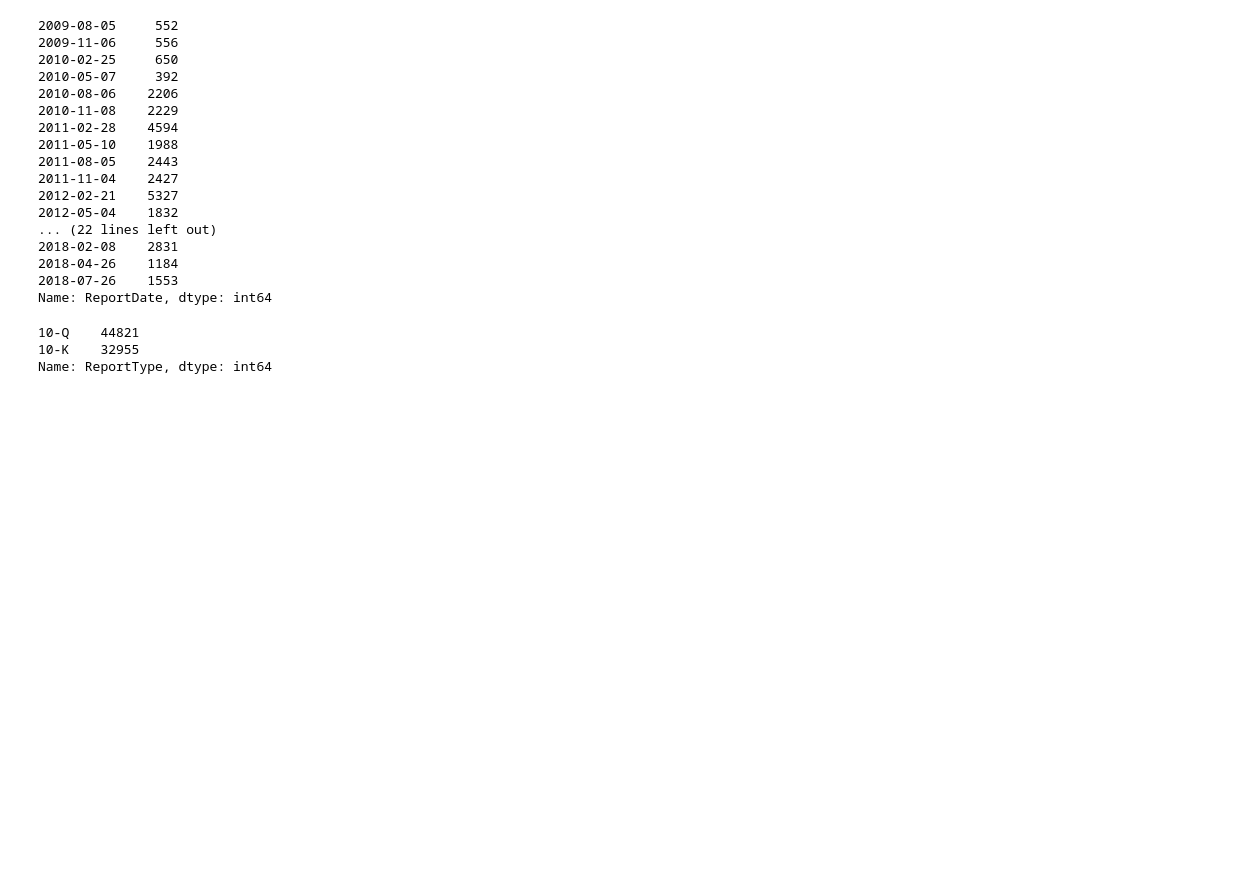
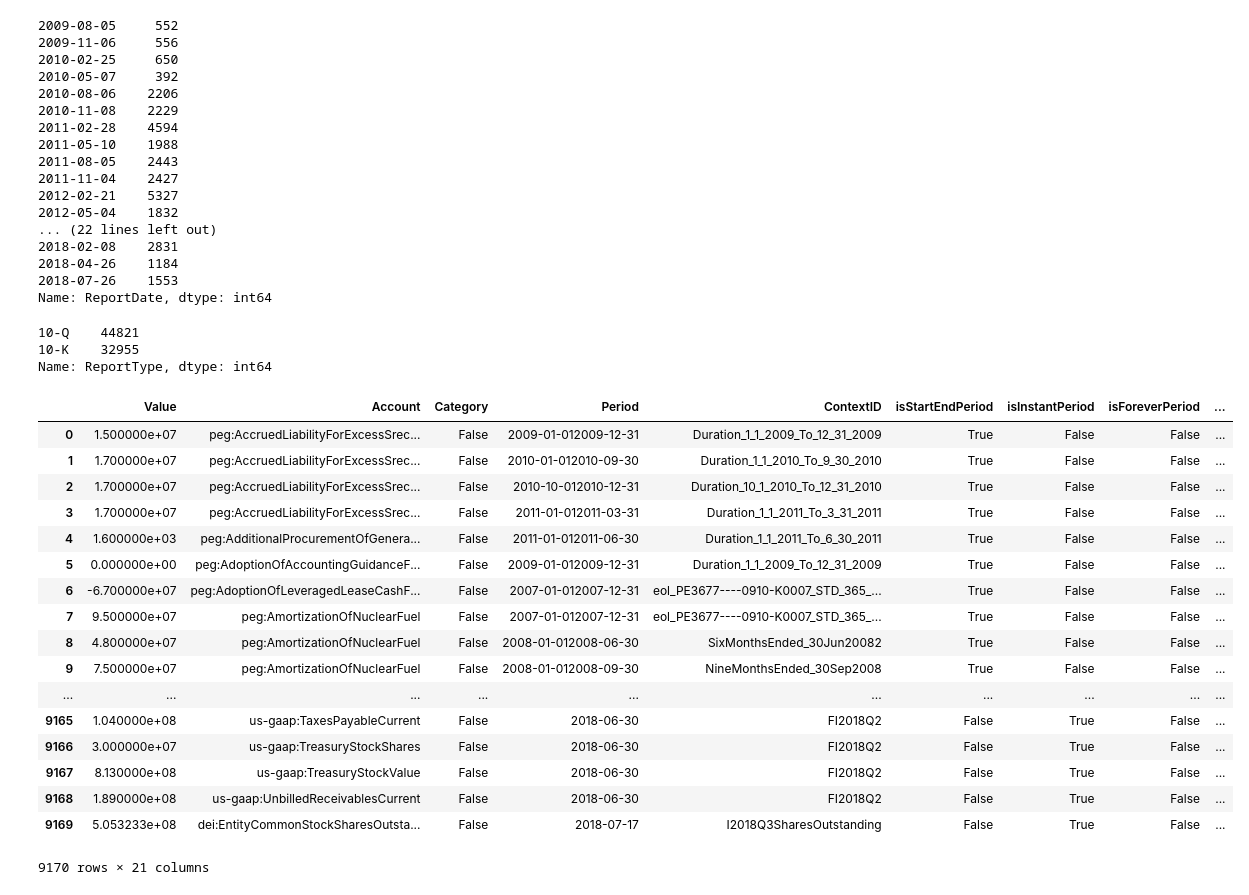
Before and after one commit to raymondmyu/trading, a Jupyter notebook: edgar/playcode.ipynb, the cells around one changed output. Drawn from its saved outputs; the diff is of its cells as text; code cells hidden in the pictures; blank space fills up the shorter version.

```diff
--- a/edgar/playcode.ipynb
+++ b/edgar/playcode.ipynb
@@ -135,0 +140,21 @@ Name: ReportType, dtype: int64
+# %%
+df
+# %% [output]
+|  | Value | Account | Category | Period | ContextID | isStartEndPeriod | isInstantPeriod | isForeverPeriod | ... |
+| 0 | 1.500000e+07 | peg:AccruedLiabilityForExcessSrec... | False | 2009-01-012009-12-31 | Duration_1_1_2009_To_12_31_2009 | True | False | False | ... |
+| 1 | 1.700000e+07 | peg:AccruedLiabilityForExcessSrec... | False | 2010-01-012010-09-30 | Duration_1_1_2010_To_9_30_2010 | True | False | False | ... |
+| 2 | 1.700000e+07 | peg:AccruedLiabilityForExcessSrec... | False | 2010-10-012010-12-31 | Duration_10_1_2010_To_12_31_2010 | True | False | False | ... |
+| 3 | 1.700000e+07 | peg:AccruedLiabilityForExcessSrec... | False | 2011-01-012011-03-31 | Duration_1_1_2011_To_3_31_2011 | True | False | False | ... |
+| 4 | 1.600000e+03 | peg:AdditionalProcurementOfGenera... | False | 2011-01-012011-06-30 | Duration_1_1_2011_To_6_30_2011 | True | False | False | ... |
+| 5 | 0.000000e+00 | peg:AdoptionOfAccountingGuidanceF... | False | 2009-01-012009-12-31 | Duration_1_1_2009_To_12_31_2009 | True | False | False | ... |
+| 6 | -6.700000e+07 | peg:AdoptionOfLeveragedLeaseCashF... | False | 2007-01-012007-12-31 | eol_PE3677----0910-K0007_STD_365_... | True | False | False | ... |
+| 7 | 9.500000e+07 | peg:AmortizationOfNuclearFuel | False | 2007-01-012007-12-31 | eol_PE3677----0910-K0007_STD_365_... | True | False | False | ... |
+| 8 | 4.800000e+07 | peg:AmortizationOfNuclearFuel | False | 2008-01-012008-06-30 | SixMonthsEnded_30Jun20082 | True | False | False | ... |
+| 9 | 7.500000e+07 | peg:AmortizationOfNuclearFuel | False | 2008-01-012008-09-30 | NineMonthsEnded_30Sep2008 | True | False | False | ... |
+| ... | ... | ... | ... | ... | ... | ... | ... | ... | ... |
+| 9165 | 1.040000e+08 | us-gaap:TaxesPayableCurrent | False | 2018-06-30 | FI2018Q2 | False | True | False | ... |
+| 9166 | 3.000000e+07 | us-gaap:TreasuryStockShares | False | 2018-06-30 | FI2018Q2 | False | True | False | ... |
+| 9167 | 8.130000e+08 | us-gaap:TreasuryStockValue | False | 2018-06-30 | FI2018Q2 | False | True | False | ... |
+| 9168 | 1.890000e+08 | us-gaap:UnbilledReceivablesCurrent | False | 2018-06-30 | FI2018Q2 | False | True | False | ... |
+| 9169 | 5.053233e+08 | dei:EntityCommonStockSharesOutsta... | False | 2018-07-17 | I2018Q3SharesOutstanding | False | True | False | ... |
+9170 rows × 21 columns
```
Also changed, not shown: parts of 5 cells of this notebook, 2 other files.
